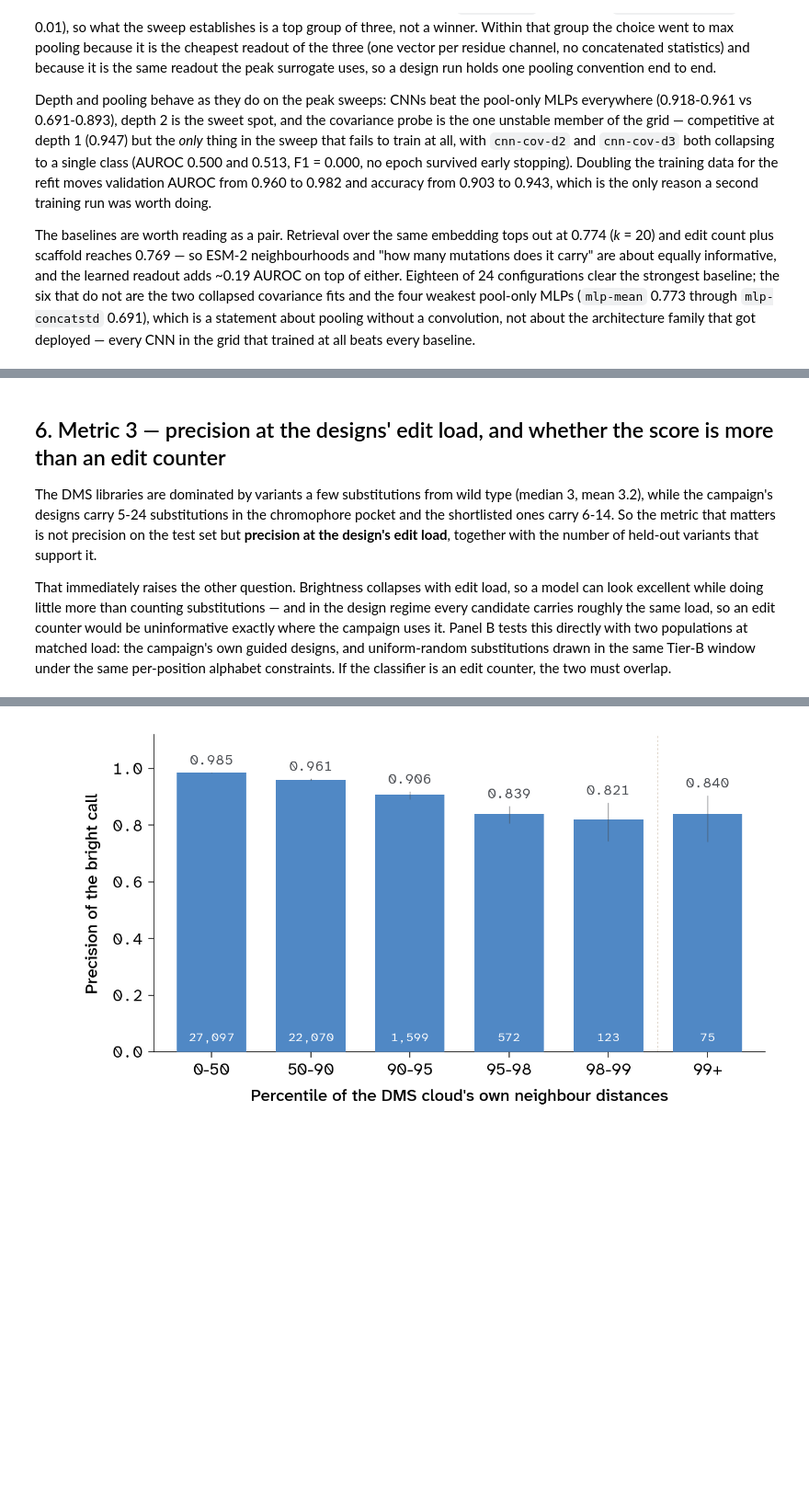
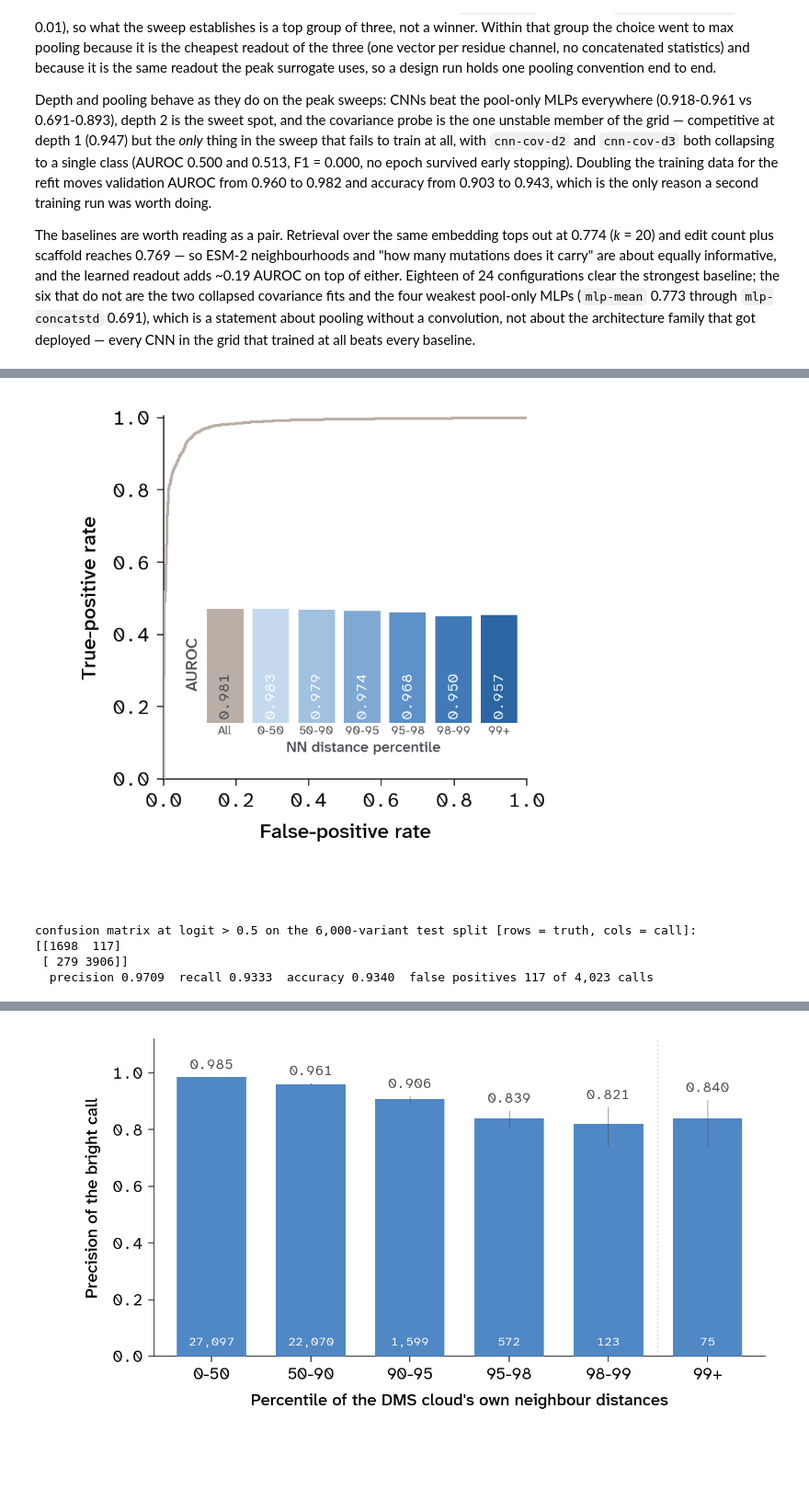
Before and after one commit to Arcadia-Science/FPguide, a Jupyter notebook: GFP_DMS/visualization.ipynb, the cells around one changed output, grey strips where cells are left out. Shown at 92% size. Cells and saved outputs as stored; diff of their text form; code cells hidden in the pictures; blank space fills up the shorter version.

```diff
--- a/GFP_DMS/visualization.ipynb
+++ b/GFP_DMS/visualization.ipynb
@@ -1036,14 +1011,66 @@ equivalently LR+) are the only ones that transport to a population with a differ
-# %% [markdown]
-## 6. Metric 3 — precision at the designs' edit load, and whether the score is more than an edit counter
-
-The DMS libraries are dominated by variants a few substitutions from wild type (median 3, mean 3.2),
-while the campaign's designs carry 5-24 substitutions in the chromophore pocket and the shortlisted
-ones carry 6-14. So the metric that matters is not precision on the test set but **precision at the
-design's edit load**, together with the number of held-out variants that support it.
-
-That immediately raises the other question. Brightness collapses with edit load, so a model can look
-excellent while doing little more than counting substitutions — and in the design regime every
-candidate carries roughly the same load, so an edit counter would be uninformative exactly where the
-campaign uses it. Panel B tests this directly with two populations at matched load: the campaign's own
-guided designs, and uniform-random substitutions drawn in the same Tier-B window under the same
-per-position alphabet constraints. If the classifier is an edit counter, the two must overlap.
+# %%
+# One panel: the pooled held-out ROC, with the campaign's two thresholds marked where they actually
+# fall -- a tight cluster against the corner, which is the point, the shortlist bar carrying the
+# larger marker because it is the one a design has to clear. The inset is the aggregate's own
+# caveat: AUROC inside each stratum of the campaign's distance statistic, so the curve and the
+# question "does it hold where the designs sit" are read in one place. Inset bars run from 0.5, the
+# floor of the metric, and carry their value, since the whole range they move over is a few points.
+from matplotlib.patches import Rectangle  # noqa: E402
+
+r = ROC[DRAWN]
+
+fig, ax = plt.subplots(figsize=(0.8 * HALF_PANEL * PX, 0.8 * HALF_PANEL * PX))
+fig.subplots_adjust(left=0.25, right=0.955, bottom=0.25, top=0.955)
+
+ax.plot(r["fpr"], r["tpr"], color=r["color"], lw=2, zorder=4)
+ax.set(xlim=(0, 1), ylim=(0, 1.005), xlabel="False-positive rate", ylabel="True-positive rate")
+apc.mpl.style_plot(ax, monospaced_axes="both")
+bare(ax)
+
+# Inset: the drawn curve's own area at the left in the curve's own colour, set apart by a gap, then
+# one bar per distance stratum in Figure 6's colours, each carrying its value inside. It has axis
+# titles rather than a heading, so it reads as a chart in its own right; an inset inherits this
+# notebook's large rcParams text sizes, so every size is set explicitly.
+inset = ax.inset_axes([0.10, 0.155, 0.9, 0.325], zorder=7)
+inset.set_facecolor("white")
+xs = np.r_[-1, np.arange(len(STRAT_AUROC))]
+colors = [r["color"]] + list(STRAT_C)
+inset.bar(xs, [s["auroc"] for s in INSET_BARS], color=colors, width=0.8, edgecolor="none",
+          zorder=3)
+for x, s, c in zip(xs, INSET_BARS, colors):
+    # White reads on the blues; on the pale Chateau of the unstratified bar it does not, so that
+    # one number is set in Charcoal instead.
+    inset.annotate(f"{s['auroc']:.3f}", xy=(x, 0.518), rotation=90, ha="center", va="bottom",
+                   **{**NUMBER_NOTE, "fontsize": 11,
+                      "color": str(apc.charcoal) if c == r["color"] else "white"})
+inset.set_ylim(0.5, 1.0)
+inset.set_yticks([])
+inset.set_xlim(-1.55, len(STRAT_AUROC) - 0.4)
+inset.set_xticks(xs)
+inset.set_xticklabels([s["label"] for s in INSET_BARS], fontsize=10)
+inset.tick_params(length=0, labelsize=9, colors=str(apc.charcoal), pad=2)
+inset.set_xlabel("NN distance percentile", fontsize=11,
+                 labelpad=4, color=str(apc.charcoal))
+inset.set_ylabel("AUROC", fontsize=12, labelpad=0, color=str(apc.charcoal))
+for side in inset.spines.values():
+    side.set_visible(False)
+
+fig.savefig(f"{FIGDIR}/brightness_roc_operating_points.svg")
+fig.savefig(f"{FIGDIR}/brightness_roc_operating_points.png", dpi=200)
+plt.show()
+
+# The operating point as counts, kept as a printout now that the inset carries the strata instead.
+yhat = (te.logit > THR_SHORTLIST).astype(int).to_numpy()
+ytrue = te.y.to_numpy()
+CM = np.array([[int(((ytrue == i) & (yhat == j)).sum()) for j in (0, 1)] for i in (0, 1)])
+print(f"confusion matrix at logit > 0.5 on the {len(te):,}-variant test split "
+      f"[rows = truth, cols = call]:\n{CM}")
+print(f"  precision {CM[1, 1] / CM[:, 1].sum():.4f}  recall {CM[1, 1] / CM[1].sum():.4f}  "
+      f"accuracy {(CM[0, 0] + CM[1, 1]) / CM.sum():.4f}  "
+      f"false positives {CM[0, 1]:,} of {CM[:, 1].sum():,} calls")
+# %% [output]
+[figure, added]
+confusion matrix at logit > 0.5 on the 6,000-variant test split [rows = truth, cols = call]:
+[[1698  117]
+ [ 279 3906]]
+  precision 0.9709  recall 0.9333  accuracy 0.9340  false positives 117 of 4,023 calls
```
Also changed, not shown: parts of 34 cells of this notebook, 16 other files.
